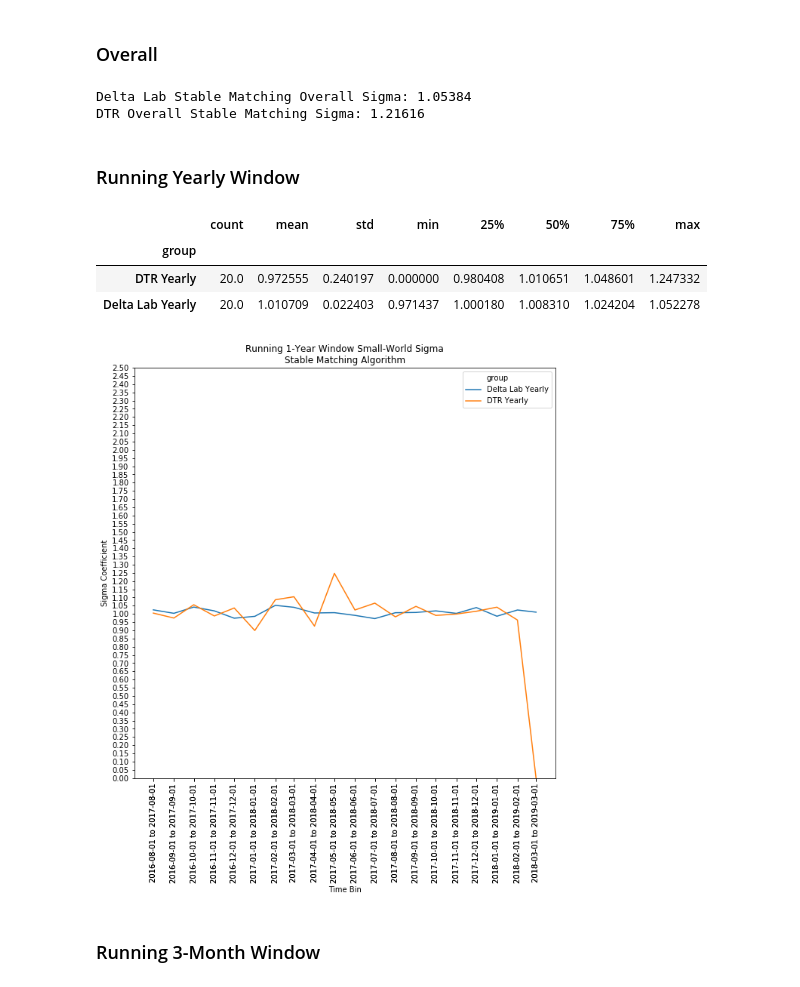
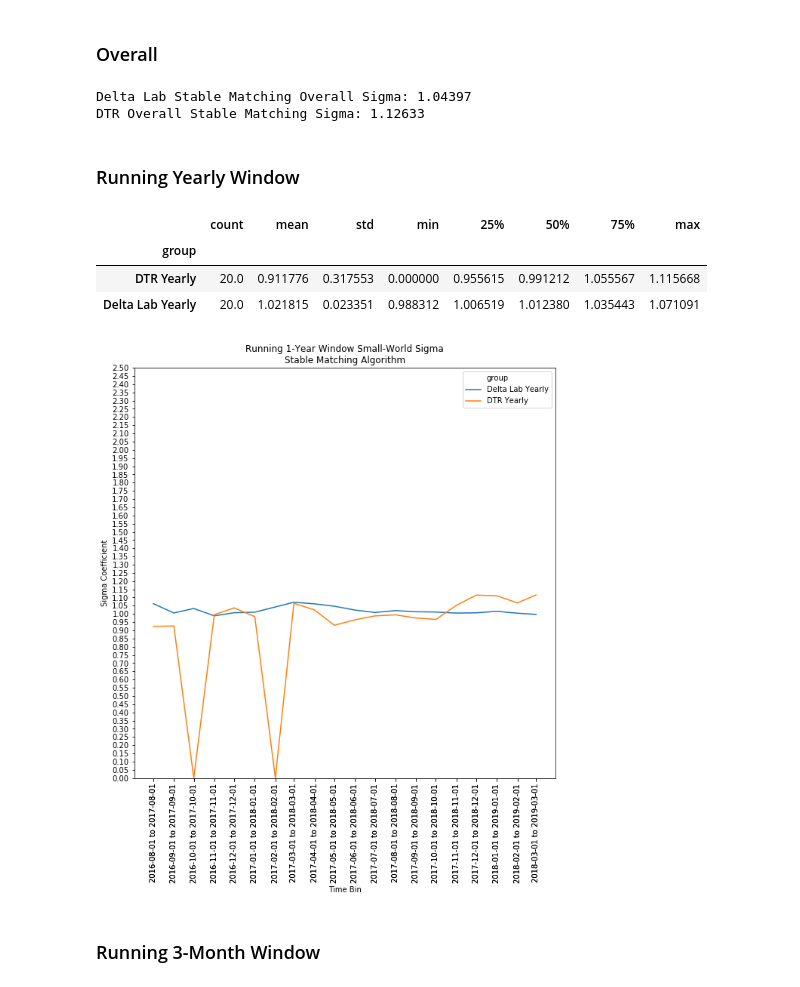
Before and after one commit to NUDelta/pair-research-matching-alg, a Jupyter notebook: network_analysis/NetworkAnalysis.ipynb, the cells around one changed output. Cells and saved outputs as stored; diff of their text form; code cells hidden in the pictures.

```diff
--- a/network_analysis/NetworkAnalysis.ipynb
+++ b/network_analysis/NetworkAnalysis.ipynb
@@ -475,4 +497,7 @@ delta_dtr_affinities_tasks.replace({'value': value_mappings}, inplace=True)
 # %%
+# get persons for each group
+delta_dtr_people = delta_dtr_affinities_tasks[['groupId', 'helperId']].drop_duplicates().reset_index(drop=True)
+
 # create a group-person-token-rating df
 delta_dtr_token_ratings = pd.DataFrame()
 
@@ -1615,7 +1660,7 @@ start_date = pd.to_datetime('2016-08-01', unit='ns').strftime('%Y-%m-%d')
 end_date = pd.to_datetime('2019-03-01', unit='ns').strftime('%Y-%m-%d')
 
 niter = 100
-nrand = 1
+nrand = 10
 
 # create timebins
 monthly_time_list = list(pd.date_range(start=start_date, end=end_date, freq='MS'))
@@ -1714,10 +1759,10 @@ dtr_stable_3month_plot = pd.DataFrame({
 ### Overall
 # %%
 print('Delta Lab Stable Matching Overall Sigma: {0:.5f}'.format(delta_stable_sigma))
-print('DTR Overall Stable Matching Sigma: {0:.5f}'.format(dtr_sigma))
+print('DTR Overall Stable Matching Sigma: {0:.5f}'.format(dtr_stable_sigma))
 # %% [output]
-Delta Lab Stable Matching Overall Sigma: 1.05384
-DTR Overall Stable Matching Sigma: 1.21616
+Delta Lab Stable Matching Overall Sigma: 1.04397
+DTR Overall Stable Matching Sigma: 1.12633
 # %% [markdown]
 ### Running Yearly Window
 # %%
@@ -1731,21 +1776,21 @@ plot_data_stable_yearly.groupby('group')['sigma'].describe()
 # %% [output]
 |  | count | mean | std | min | 25% | 50% | 75% | max |
 | group |  |  |  |  |  |  |  |  |
-| DTR Yearly | 20.0 | 0.972555 | 0.240197 | 0.000000 | 0.980408 | 1.010651 | 1.048601 | 1.247332 |
-| Delta Lab Yearly | 20.0 | 1.010709 | 0.022403 | 0.971437 | 1.000180 | 1.008310 | 1.024204 | 1.052278 |
+| DTR Yearly | 20.0 | 0.911776 | 0.317553 | 0.000000 | 0.955615 | 0.991212 | 1.055567 | 1.115668 |
+| Delta Lab Yearly | 20.0 | 1.021815 | 0.023351 | 0.988312 | 1.006519 | 1.012380 | 1.035443 | 1.071091 |
 # %%
 fig = plt.subplots(figsize=(10, 10))
 ax = sns.lineplot(x='time_start', y='sigma', hue='group', data=plot_data_stable_yearly)
 ax.set_title('Running 1-Year Window Small-World Sigma\nStable Matching Algorithm')
 ax.set_xlabel('Time Bin')
 ax.set_ylabel('Sigma Coefficient')
 
 ax.set_ylim(0, 1.5)
 ax.set_yticks(np.arange(0, 2.55, 0.05))
-ax.set_xticks(plot_data_yearly['time_start'])
-ax.set_xticklabels(labels=plot_data_yearly['label'], rotation=90);
+ax.set_xticks(plot_data_stable_yearly['time_start'])
+ax.set_xticklabels(labels=plot_data_stable_yearly['label'], rotation=90);
 # %% [output]
-[figure, old version]
+[figure, new version]
 # %% [markdown]
 ### Running 3-Month Window
 # %%
```
Also changed, not shown: parts of 34 cells of this notebook.
